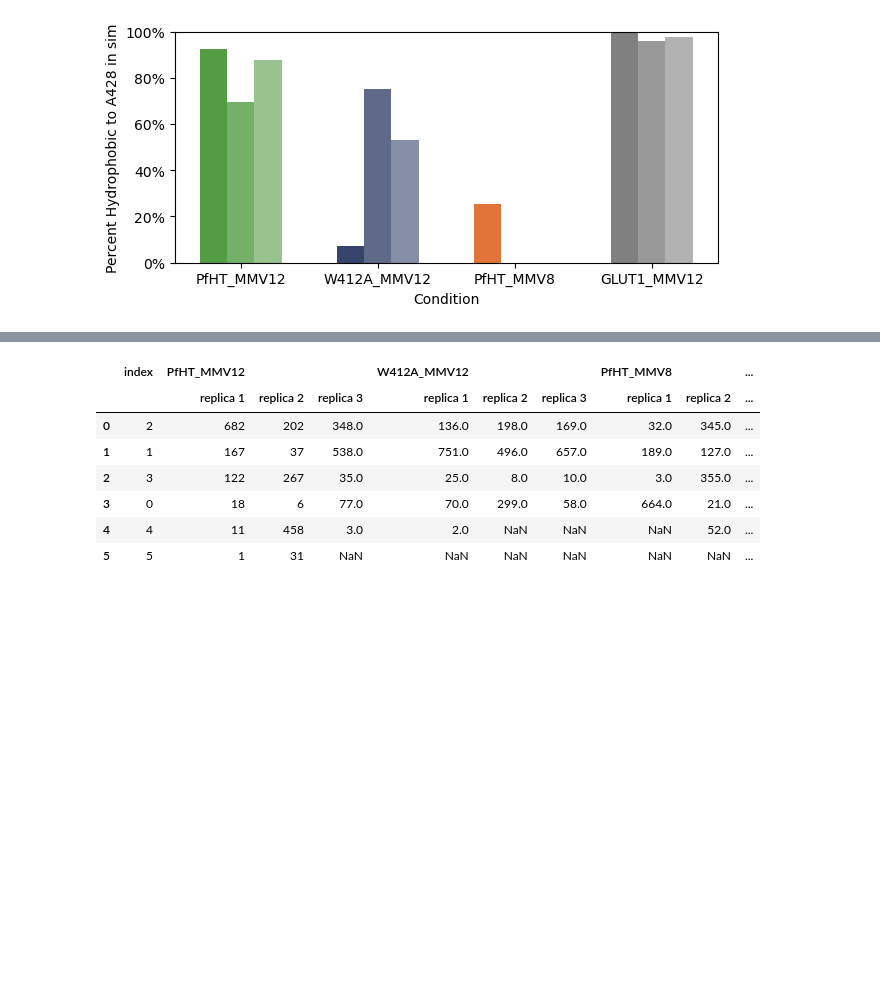
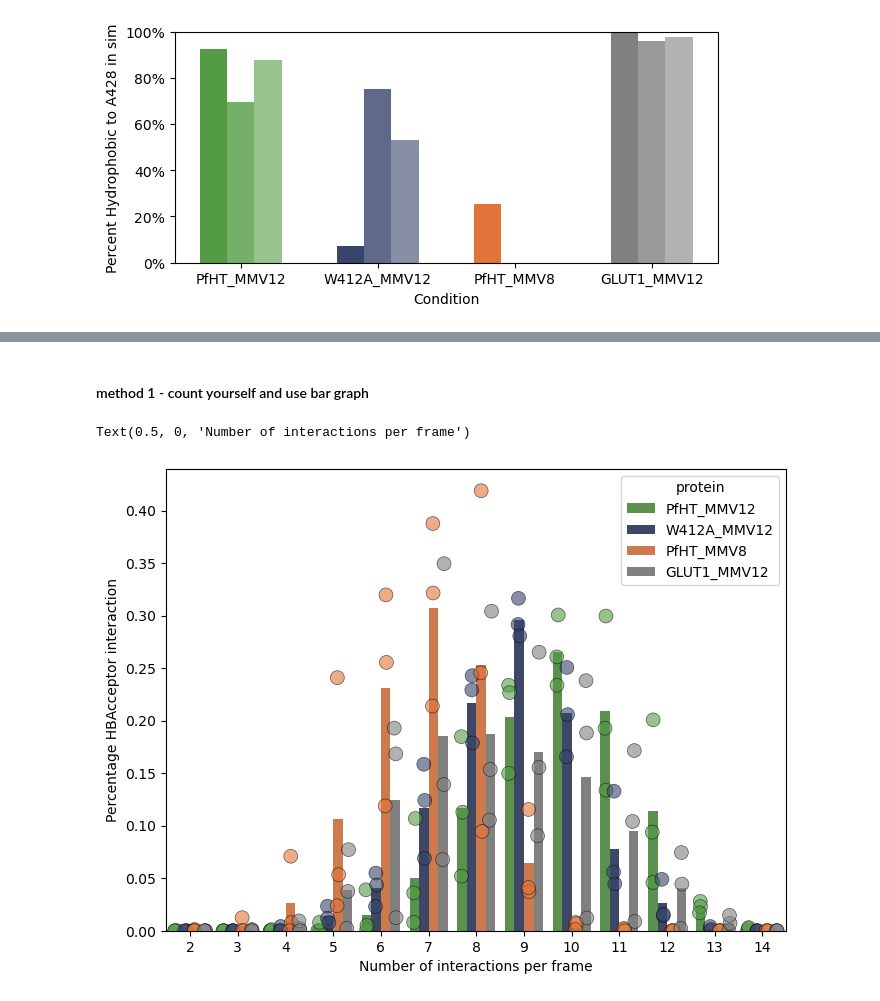
Before and after one commit to semccomas/PfHT_MMV, a Jupyter notebook: prolif_fingerprinting.ipynb, the cells around one changed output, grey strips where cells are left out. Cells and saved outputs as stored; diff of their text form; code cells hidden in the pictures; blank space fills up the shorter version.

```diff
--- a/prolif_fingerprinting.ipynb
+++ b/prolif_fingerprinting.ipynb
@@ -300,16 +347,47 @@ temp_all= pd.concat(temp_all, axis=1)
+# %% [markdown]
+#### method 1 - count yourself and use bar graph
 # %%
-temp_all.reset_index()
+n_intxns= pct_interactions_per_frame(intxn_name='Hydrophobic',
+                                     all_fp_dfs= all_fp_dfs,
+                                     value_counts=True,
+                                     percentage=True)
+n_intxns = process_wide_df(
+    df= n_intxns,
+    index_col_name='n_interactions',
+    condition_to_remove=None,
+    index_name='index',
+    top_level_melt_name='protein',
+    lower_level_melt_name='replica',
+    add_21=False
+)
-# %% [output]
-|  | index | PfHT_MMV12 |  |  | W412A_MMV12 |  |  | PfHT_MMV8 |  | ... |
-|  |  | replica 1 | replica 2 | replica 3 | replica 1 | replica 2 | replica 3 | replica 1 | replica 2 | ... |
-| 0 | 2 | 682 | 202 | 348.0 | 136.0 | 198.0 | 169.0 | 32.0 | 345.0 | ... |
-| 1 | 1 | 167 | 37 | 538.0 | 751.0 | 496.0 | 657.0 | 189.0 | 127.0 | ... |
-| 2 | 3 | 122 | 267 | 35.0 | 25.0 | 8.0 | 10.0 | 3.0 | 355.0 | ... |
-| 3 | 0 | 18 | 6 | 77.0 | 70.0 | 299.0 | 58.0 | 664.0 | 21.0 | ... |
-| 4 | 4 | 11 | 458 | 3.0 | 2.0 | NaN | NaN | NaN | 52.0 | ... |
-| 5 | 5 | 1 | 31 | NaN | NaN | NaN | NaN | NaN | NaN | ... |
 # %%
-intxn_name = 'HBAcceptor'
-all_mean_interactions = get_all_mean_intxn_time_dfs_wide(
-    intxn_name=intxn_name
-)
+f,ax = plt.subplots(1,1, figsize=(8,6))
+sns.barplot(data=n_intxns,
+            x='n_interactions',
+            y='value',
+            hue= 'protein',
+            errorbar= None,
+            ax= ax,
+            palette= color_l
+            )
+
+sns.stripplot(data=n_intxns,
+            x='n_interactions',
+            y='value',
+            hue= 'protein',
+            ax= ax,
+            dodge=True,
+            alpha= 0.6,
+            edgecolor='black',
+            linewidth=0.5,
+            legend=False,
+            size=10,
+            palette= color_l
+            )
+
+ax.set_ylabel(f"Percentage {intxn_name} interaction")
+ax.set_xlabel('Number of interactions per frame')
+#ax.set_ylim(0,1.1)
+# %% [output]
+Text(0.5, 0, 'Number of interactions per frame')
+[figure, added]
```
Also changed, not shown: parts of 17 cells of this notebook.
